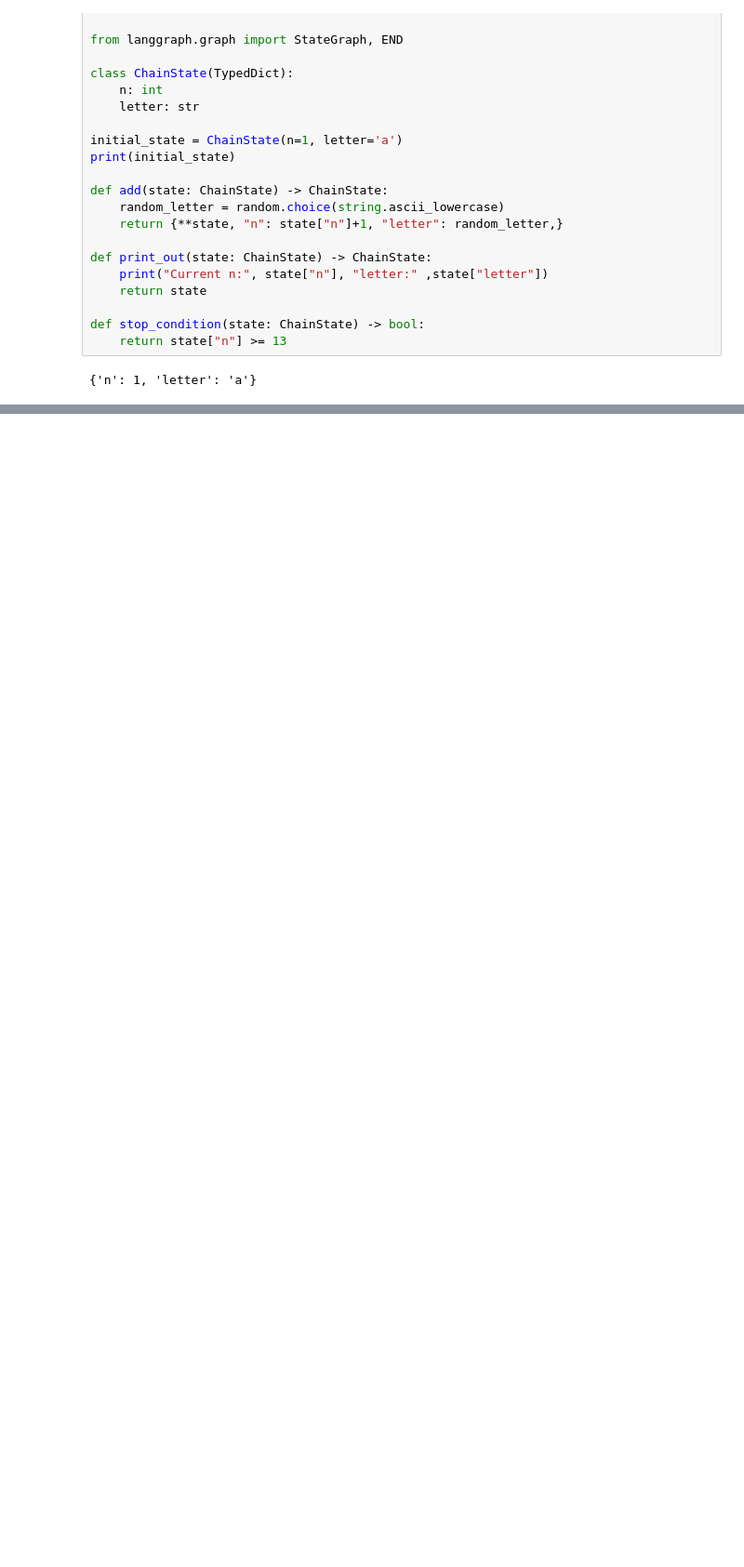
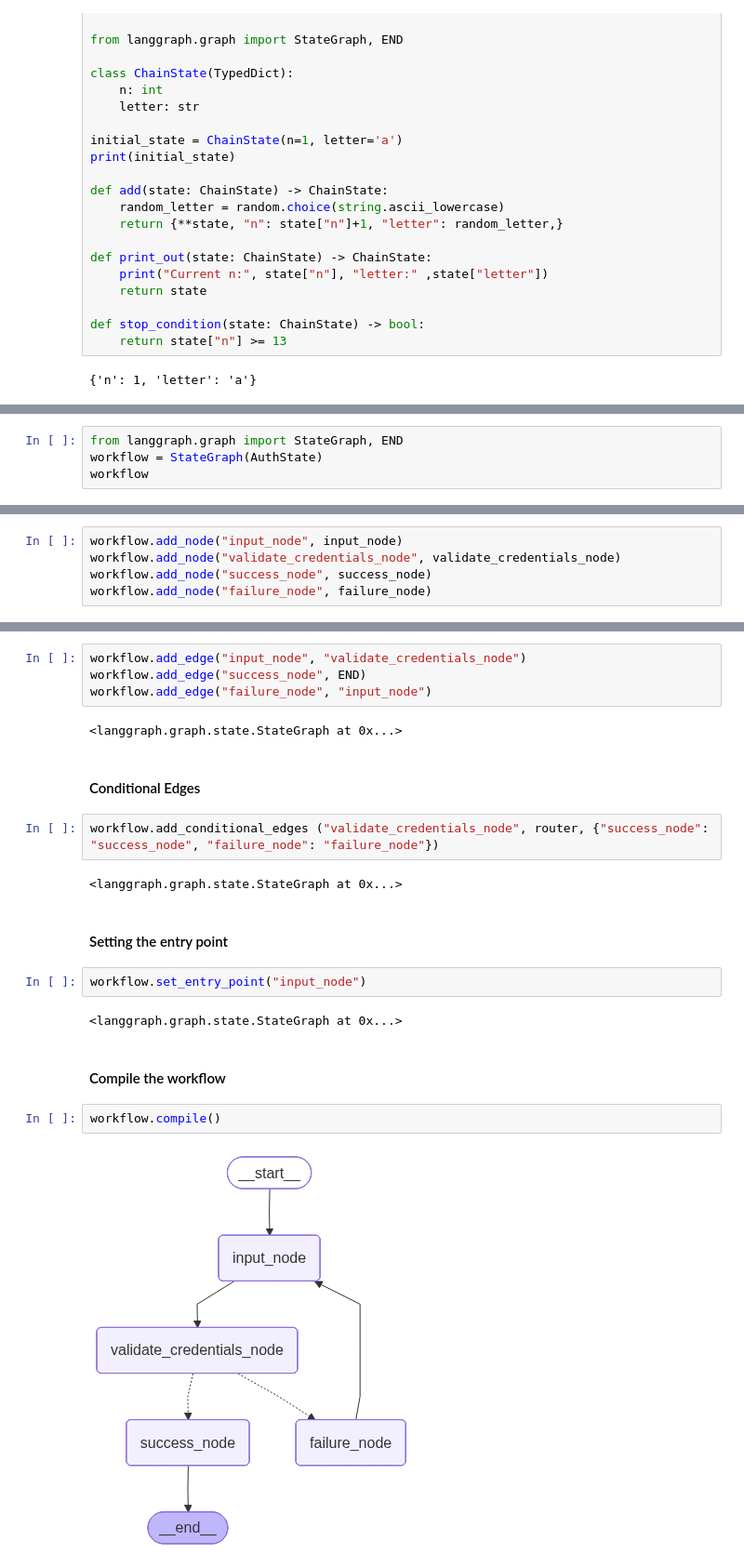
Before and after one commit to vedika2609/ai_learning_implementation, a Jupyter notebook: langchain_langraph.ipynb, the cells around one changed output, grey strips where cells are left out. Shown at 93% size. Saved outputs shown, nothing was run; the diff lists cells and outputs as text; blank space fills up the shorter version.

Commit message:
building a langraph workflow

```diff
--- a/langchain_langraph.ipynb
+++ b/langchain_langraph.ipynb
@@ -56,0 +207,4 @@ Current n: 13 letter: z
+# %%
+from langgraph.graph import StateGraph, END
+workflow = StateGraph(AuthState)
+workflow
@@ -56,0 +215,5 @@ Current n: 13 letter: z
+# %%
+workflow.add_node("input_node", input_node)
+workflow.add_node("validate_credentials_node", validate_credentials_node)
+workflow.add_node("success_node", success_node)
+workflow.add_node("failure_node", failure_node)
@@ -56,0 +226,24 @@ Current n: 13 letter: z
+# %%
+workflow.add_edge("input_node", "validate_credentials_node")
+workflow.add_edge("success_node", END)
+workflow.add_edge("failure_node", "input_node")
+# %% [output]
+<langgraph.graph.state.StateGraph at 0x...>
+# %% [markdown]
+#### Conditional Edges
+# %%
+workflow.add_conditional_edges ("validate_credentials_node", router, {"success_node": "success_node", "failure_node": "failure_node"})
+# %% [output]
+<langgraph.graph.state.StateGraph at 0x...>
+# %% [markdown]
+#### Setting the entry point
+# %%
+workflow.set_entry_point("input_node")
+# %% [output]
+<langgraph.graph.state.StateGraph at 0x...>
+# %% [markdown]
+#### Compile the workflow
+# %%
+workflow.compile()
+# %% [output]
+[figure, added]
```
Also changed, not shown: parts of 35 cells of this notebook, 2 other files.
